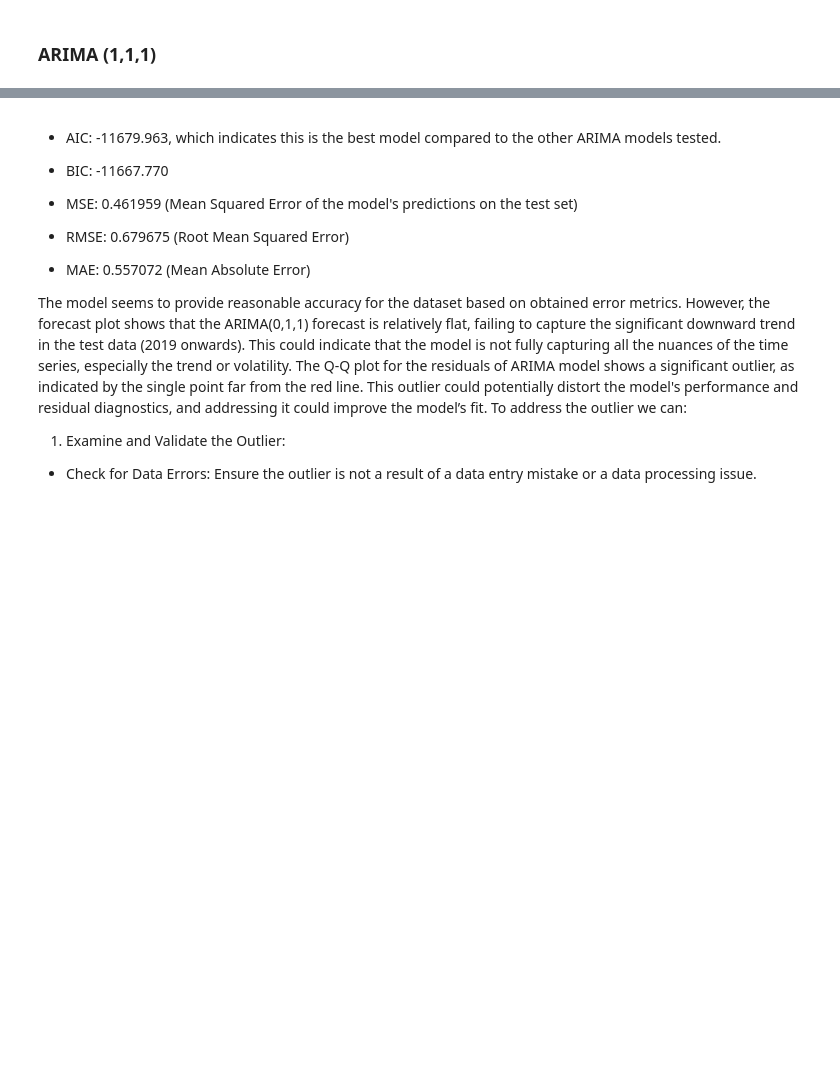
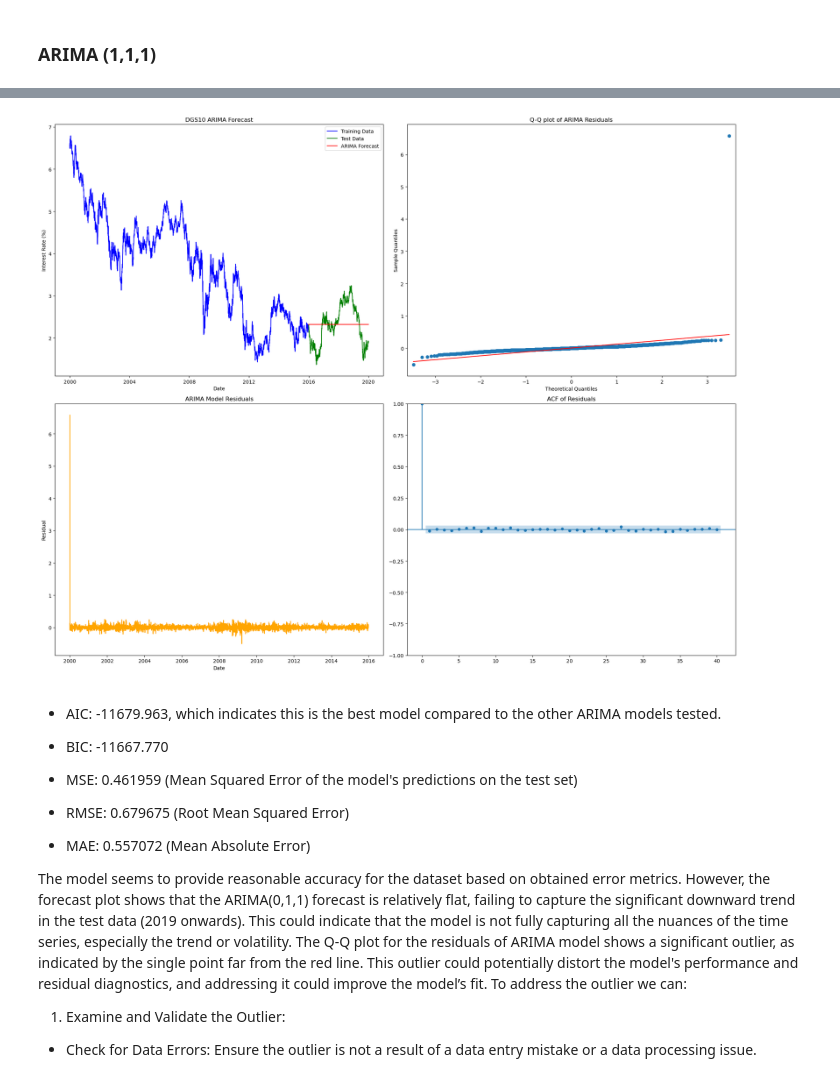
Before and after one commit to baublyte/DGS10-forecasting, a Jupyter notebook: Future loan demand or interest rates.ipynb, the cells around one changed output, grey strips where cells are left out. Drawn from its saved outputs; the diff is of its cells as text; code cells hidden in the pictures; blank space fills up the shorter version.

Commit message:
Updated graph to fit tight

```diff
--- a/Future loan demand or interest rates.ipynb
+++ b/Future loan demand or interest rates.ipynb
@@ -208,6 +213,3 @@ This involves testing multiple combinations of p, d, and q within a specified ra
 In practice, a combination of these methods often yields the best results. Start with auto ARIMA for a quick baseline, then refine using manual selection or grid search, and validate using cross-validation.
 # %% [markdown]
 ### ARIMA (1,1,1)
-# %%
-train_data = train_data.to_frame()
-test_data = test_data.to_frame()
@@ -285,0 +216,16 @@ Mean Absolute Error: 0.46007785715299104
+# %%
+order = (0, 1, 0)
+model = ARIMA(train_data['Interest Rate'], order=order)
+results = model.fit()
+
+# Print model summary
+print(results.summary())
+
+# Forecast
+forecast = results.forecast(steps=len(test_data))
+
+# Evaluate forecasts
+mse, rmse, mae = evaluate_forecasts(test_data['Interest Rate'], forecast)
+print(f'Mean Squared Error: {mse}')
+print(f'Root Mean Squared Error: {rmse}')
+print(f'Mean Absolute Error: {mae}')
@@ -286,3 +250,35 @@ Mean Absolute Error: 0.46007785715299104
+# %%
+
+fig, ((ax1, ax2), (ax3, ax4)) = plt.subplots(2, 2, figsize=(20, 16))
+
+# DGS10 ARIMA Forecast
+ax1.plot(train_data.index, train_data['Interest Rate'], label='Training Data', color='Blue')
+ax1.plot(test_data.index, test_data['Interest Rate'], label='Test Data', color='green')
+ax1.plot(test_data.index, forecast, label='ARIMA Forecast', color='red')
+ax1.set_title('DGS10 ARIMA Forecast')
+ax1.set_xlabel('Date')
+ax1.set_ylabel('Interest Rate (%)')
+ax1.legend()
+
+# Q-Q plot of ARIMA Residuals
+residuals = results.resid
+sm.qqplot(residuals, line='s', ax=ax2)
+ax2.set_title('Q-Q plot of ARIMA Residuals')
+
+# ARIMA Model Residuals
+ax3.plot(train_data.index, residuals, color='orange')
+ax3.set_title('ARIMA Model Residuals')
+ax3.set_xlabel('Date')
+ax3.set_ylabel('Residual')
+
+# ACF of Residuals
+plot_acf(residuals, lags=40, ax=ax4)
+ax4.set_title('ACF of Residuals')
+
+plt.tight_layout()
+plt.show()
+# %% [output]
+[figure, added]
 # %% [markdown]
 - AIC: -11679.963, which indicates this is the best model compared to the other ARIMA models tested.
 
```
Also changed, not shown: parts of 9 cells of this notebook.
